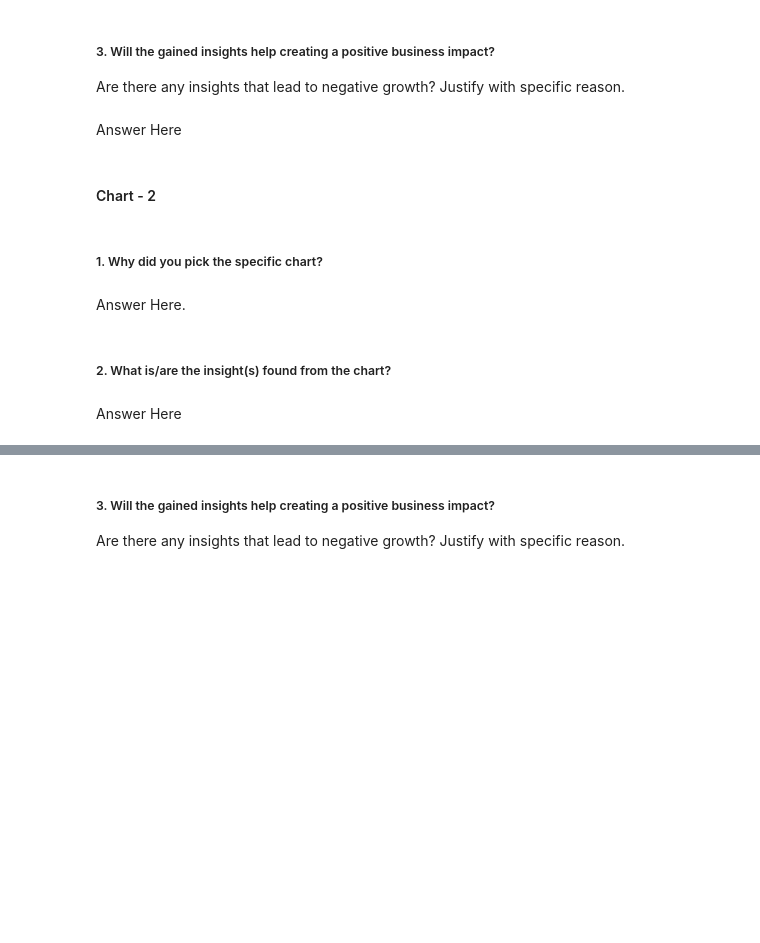
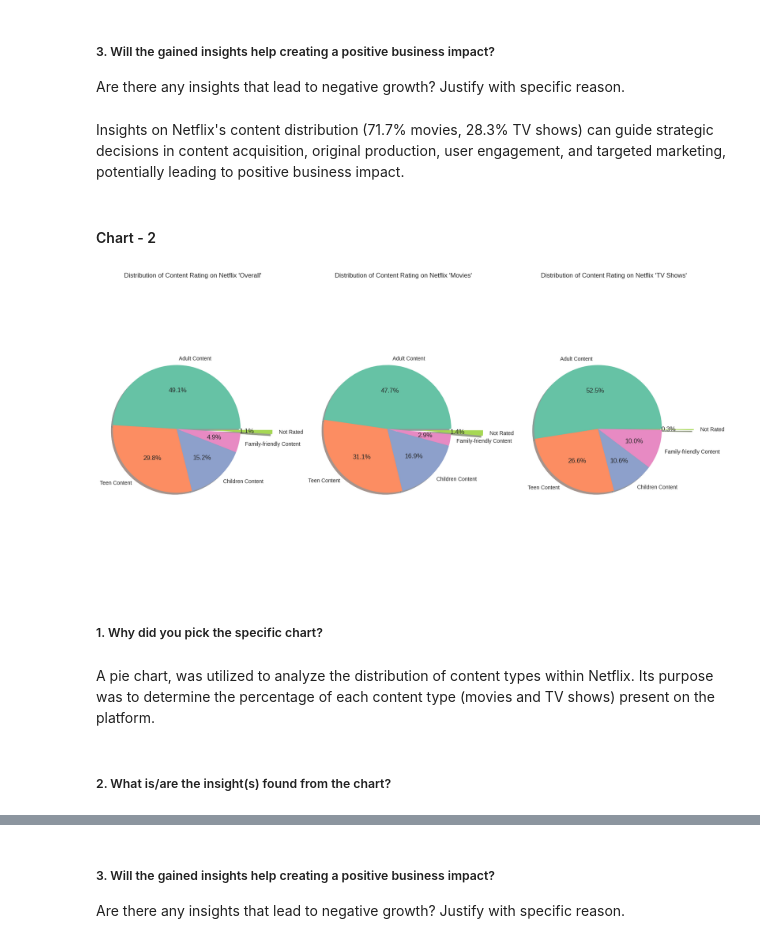
Before and after one commit to ashish-bansod/Netflix_Movies_and_TV_Shows_Clustering, a Jupyter notebook: Netflix_Movies_and_TV_Shows_Clustering.ipynb, the cells around one changed output, grey strips where cells are left out. Saved outputs shown, nothing was run; the diff lists cells and outputs as text; code cells hidden in the pictures; blank space fills up the shorter version.

```diff
--- a/Netflix_Movies_and_TV_Shows_Clustering.ipynb
+++ b/Netflix_Movies_and_TV_Shows_Clustering.ipynb
@@ -692,7 +692,7 @@ Answer Here
 # %% [markdown]
 ##### 3. Will the gained insights help creating a positive business impact?
 Are there any insights that lead to negative growth? Justify with specific reason.
-# %% [markdown]
-Answer Here
+# %% [markdown]
+Insights on Netflix's content distribution (71.7% movies, 28.3% TV shows) can guide strategic decisions in content acquisition, original production, user engagement, and targeted marketing, potentially leading to positive business impact.
 # %% [markdown]
 #### Chart - 2
@@ -701,8 +699,22 @@ Answer Here
+# %%
+# Chart - 2 visualization code
+
+plt.figure(figsize=(20, 10))
+datasets = [(df, 'Overall'), (df_movies, 'Movies'), (df_tvshows, 'TV Shows')]
+
+for i, (data, label) in enumerate(datasets):
+    plt.subplot(1, 3, i+1)
+    count = data['rating'].value_counts()
+    plt.pie(count, labels=count.index, autopct='%1.1f%%',explode=(0,0,0,0,0.5),colors=sns.color_palette("Set2"),shadow=True)
+    plt.title(f"Distribution of Content Rating on Netflix '{label}'")
+    plt.axis('equal')
+
+plt.show()
+# %% [output]
+[figure, added]
 # %% [markdown]
 ##### 1. Why did you pick the specific chart?
-# %% [markdown]
-Answer Here.
+# %% [markdown]
+A pie chart, was utilized to analyze the distribution of content types within Netflix. Its purpose was to determine the percentage of each content type (movies and TV shows) present on the platform.
 # %% [markdown]
 ##### 2. What is/are the insight(s) found from the chart?
-# %% [markdown]
-Answer Here
```
Also changed, not shown: parts of 18 cells of this notebook.
